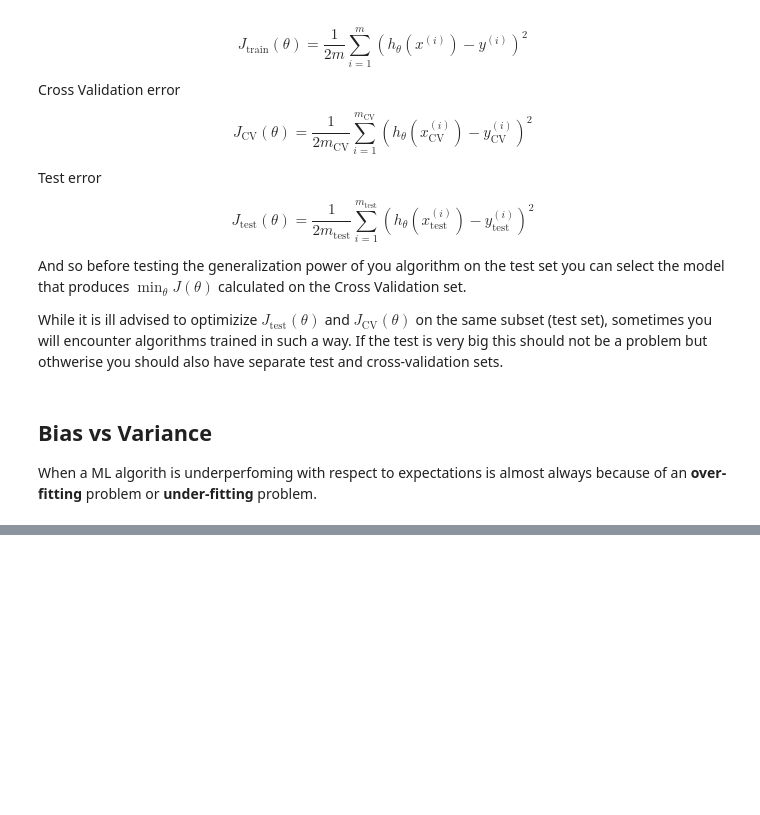
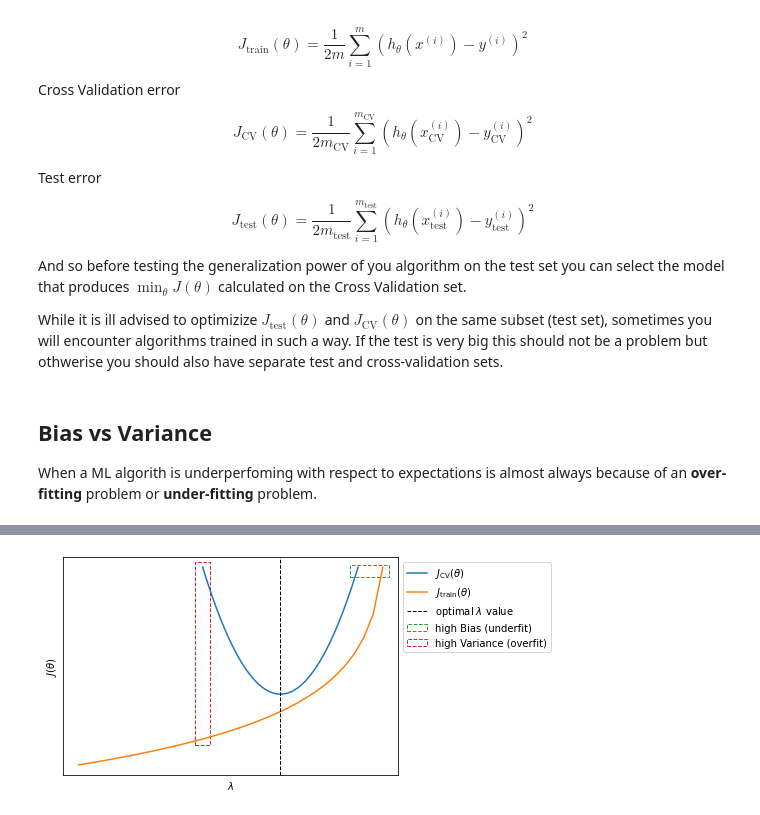
Before and after one commit to marnec/ML, a Jupyter notebook: ML-17-Diagnostic.ipynb, the cells around one changed output, grey strips where cells are left out. Saved outputs shown, nothing was run; the diff lists cells and outputs as text; code cells hidden in the pictures; blank space fills up the shorter version.

```diff
--- a/ML-17-Diagnostic.ipynb
+++ b/ML-17-Diagnostic.ipynb
@@ -263,0 +288,22 @@ ax.legend();
+# %%
+%%capture --no-display
+xcross = np.linspace(-.5, .5)
+xtrain = np.linspace(-1, 2)
+jtrain = -np.log(xtrain)
+jcross = 10*xcross ** 2
+xcross -= .8
+xtrain -= 1.1
+jcross += .7
+fig, ax = plt.subplots()
+ax.plot(xcross, jcross, label='$J_\\mathrm{CV}(\\theta)$')
+ax.plot(xtrain , jtrain[::-1], label='$J_\\mathrm{train}(\\theta)$')
+ax.axvline(-.8, ls='--', c='k', lw=1, label='optimal $\\lambda$ value')
+ax.set_xticks([])
+ax.set_yticks([])
+ax.set_ylabel('$J(\\theta)$')
+ax.set_xlabel('$\\lambda$')
+ax.add_patch(matplotlib.patches.Rectangle((-.35, 3), .25, .25, fill=False, ls='--', edgecolor='C2', label='high Bias (underfit)'))
+ax.add_patch(matplotlib.patches.Rectangle((-1.35, -.3), .1, 3.6, fill=False, ls='--', edgecolor='C3', label='high Variance (overfit)'))
+_ = ax.legend(loc='upper left', bbox_to_anchor=(1, 1))
+# %% [output]
+[figure, added]
```
Also changed, not shown: parts of 8 cells of this notebook, 17 other files.
